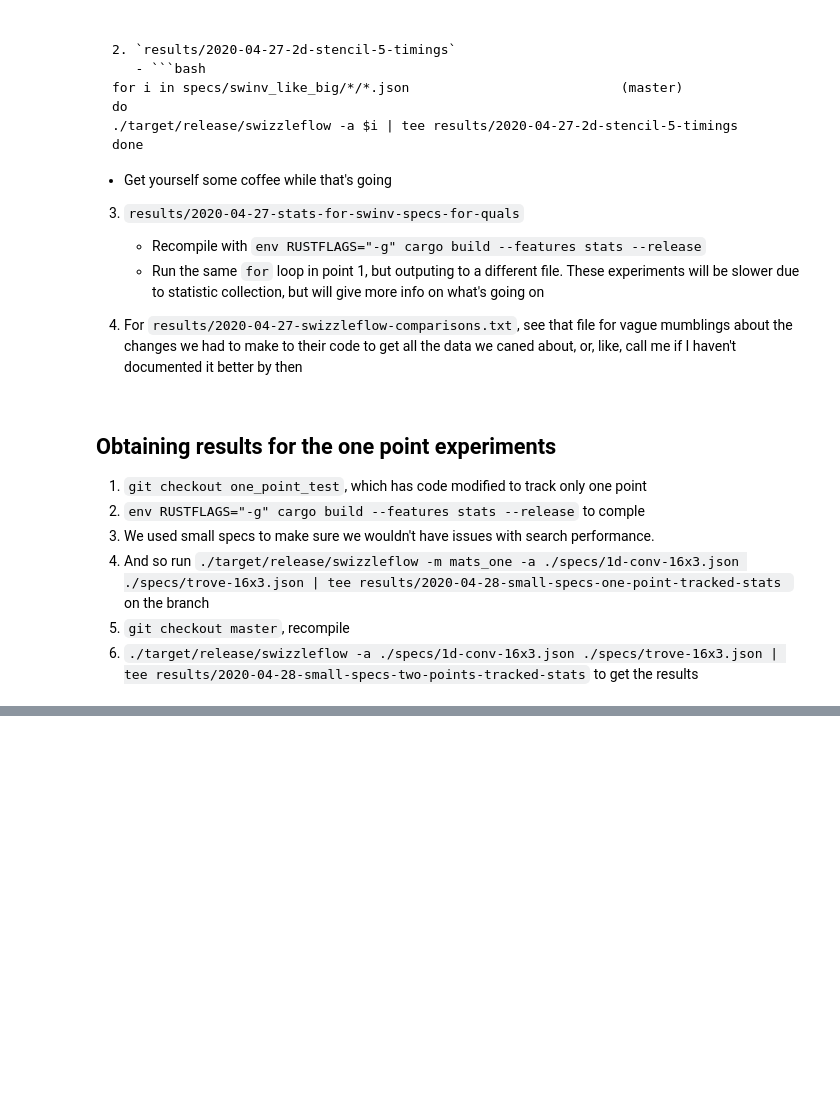
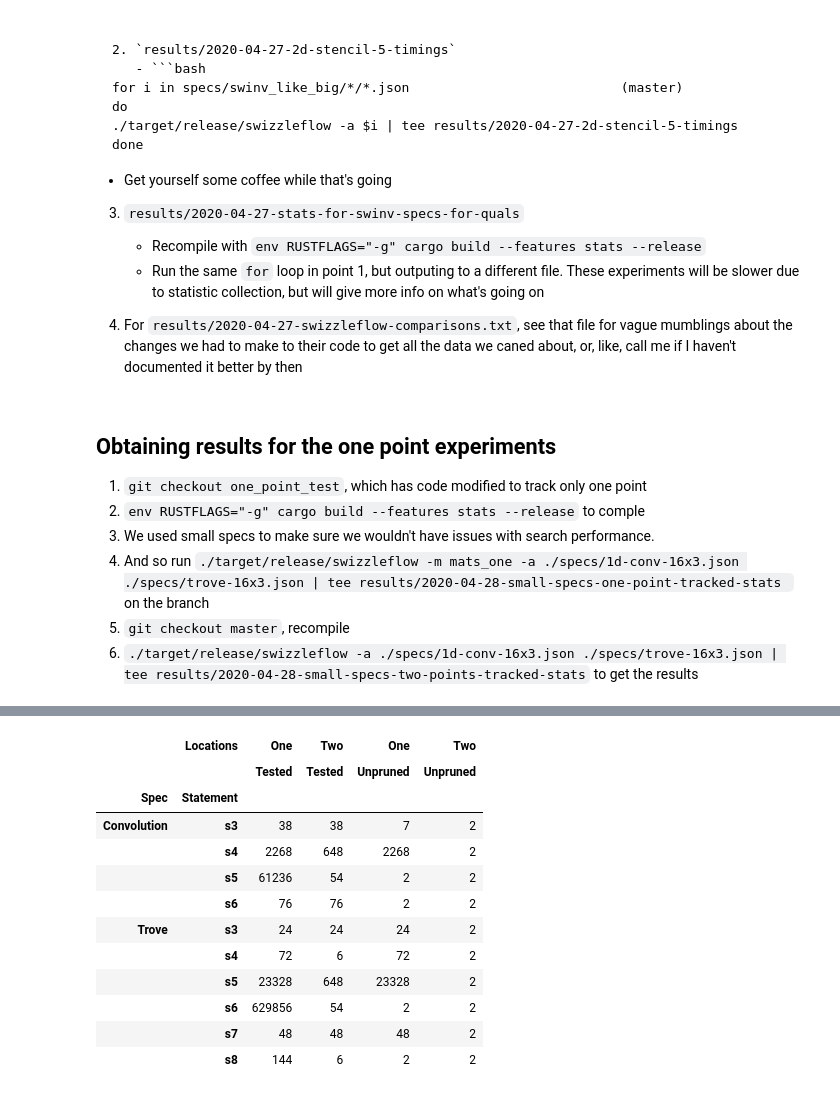
Before and after one commit to krzysz00/swizzleflow, a Jupyter notebook: notebooks/analysis-for-quals-paper.ipynb, the cells around one changed output, grey strips where cells are left out. Drawn from its saved outputs; the diff is of its cells as text; code cells hidden in the pictures; blank space fills up the shorter version.

```diff
--- a/notebooks/analysis-for-quals-paper.ipynb
+++ b/notebooks/analysis-for-quals-paper.ipynb
@@ -83,0 +113,21 @@ n_solutions = map_frames(two_points, lambda v: v['found'].sum())
+# %%
+all_data.index = all_data.index.map(lambda n: f"s{n+2}")
+# %%
+# Ripped frov https://github.com/pandas-dev/pandas/issues/23955
+def multiindex_pivot(df, index = None, columns = None, values = None):
+    # https://github.com/pandas-dev/pandas/issues/23955
+    output_df = df.copy(deep = True)
+    if index is None:
+        names = list(output_df.index.names)
+        output_df = output_df.reset_index()
+    else:
+        names = index
+    output_df = output_df.assign(tuples_index = [tuple(i) for i in output_df[names].values])
+    if isinstance(columns, list):
+        output_df = output_df.assign(tuples_columns = [tuple(i) for i in output_df[columns].values])  # hashable
+        output_df = output_df.pivot(index = 'tuples_index', columns = 'tuples_columns', values = values)
+        output_df.columns = pd.MultiIndex.from_tuples(output_df.columns, names = columns)  # reduced
+    else:
+        output_df = output_df.pivot(index = 'tuples_index', columns = columns, values = values)
+    output_df.index = pd.MultiIndex.from_tuples(output_df.index, names = names)
+    return output_df
@@ -83,0 +154,24 @@ n_solutions = map_frames(two_points, lambda v: v['found'].sum())
+# %%
+table_df = all_data[['Locations', 'Spec', 'tested', 'continued']].copy(deep=True)
+table_df.index.name = "Statement"
+table_df.set_index('Spec', append=True, inplace=True)
+table_df = table_df.reorder_levels([1, 0])
+table_df.rename(columns={'tested': 'Tested', 'continued': 'Unpruned'}, inplace=True)
+table_pivoted = multiindex_pivot(table_df, columns='Locations',
+                                 values=['Tested', 'Unpruned'])
+table_pivoted = table_pivoted.reorder_levels([1, 0], axis=1)
+table_pivoted
+# %% [output]
+|  | Locations | One | Two | One | Two |
+|  |  | Tested | Tested | Unpruned | Unpruned |
+| Spec | Statement |  |  |  |  |
+| Convolution | s3 | 38 | 38 | 7 | 2 |
+|  | s4 | 2268 | 648 | 2268 | 2 |
+|  | s5 | 61236 | 54 | 2 | 2 |
+|  | s6 | 76 | 76 | 2 | 2 |
+| Trove | s3 | 24 | 24 | 24 | 2 |
+|  | s4 | 72 | 6 | 72 | 2 |
+|  | s5 | 23328 | 648 | 23328 | 2 |
+|  | s6 | 629856 | 54 | 2 | 2 |
+|  | s7 | 48 | 48 | 48 | 2 |
+|  | s8 | 144 | 6 | 2 | 2 |
```
Also changed, not shown: parts of 45 cells of this notebook, 4 other files.
